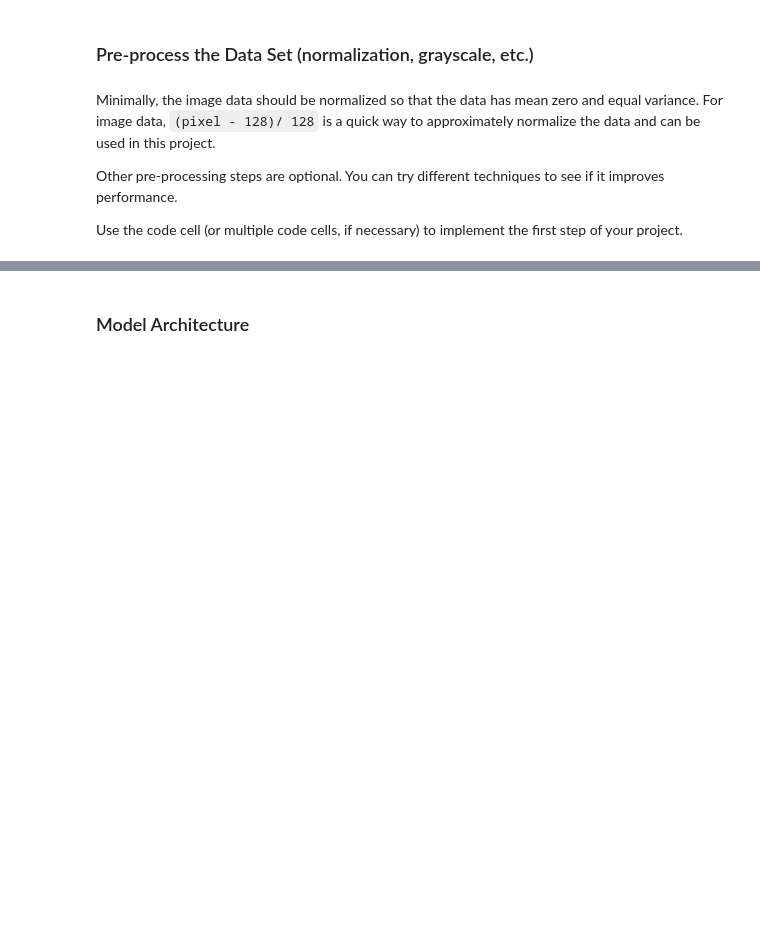
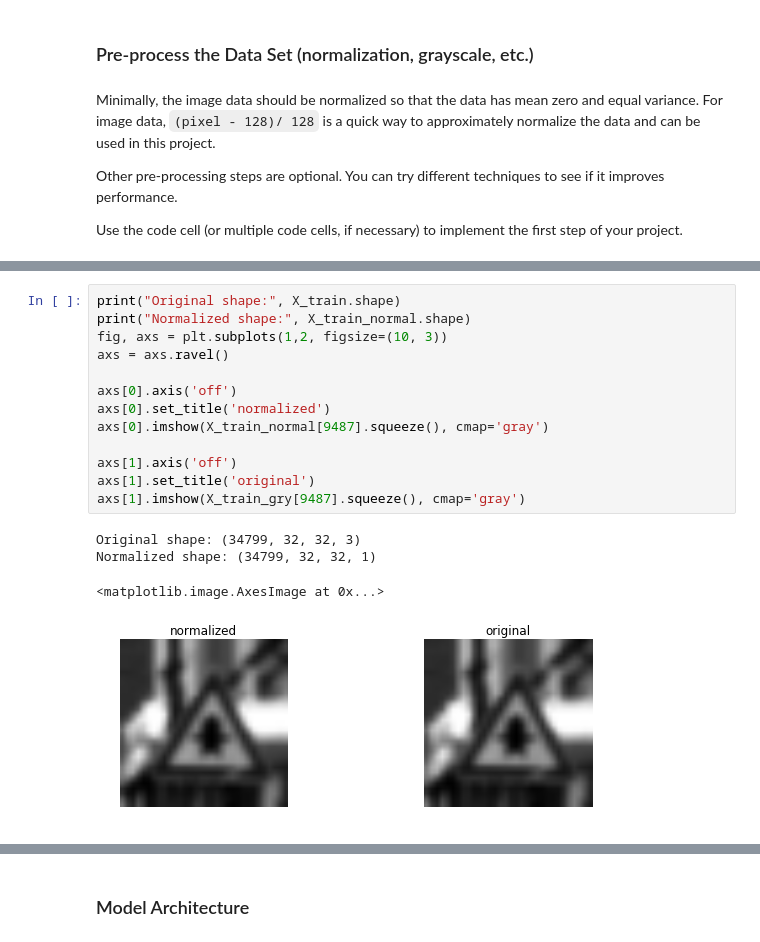
Before and after one commit to igaspard/CarND-Traffic-Sign-Classifier-Project, a Jupyter notebook: Traffic_Sign_Classifier.ipynb, the cells around one changed output, grey strips where cells are left out. Cells and saved outputs as stored; diff of their text form; blank space fills up the shorter version.

```diff
--- a/Traffic_Sign_Classifier.ipynb
+++ b/Traffic_Sign_Classifier.ipynb
@@ -180 +213,19 @@ for j in range(0,n_rows,2):
+# %%
+print("Original shape:", X_train.shape)
+print("Normalized shape:", X_train_normal.shape)
+fig, axs = plt.subplots(1,2, figsize=(10, 3))
+axs = axs.ravel()
+
+axs[0].axis('off')
+axs[0].set_title('normalized')
+axs[0].imshow(X_train_normal[9487].squeeze(), cmap='gray')
+
+axs[1].axis('off')
+axs[1].set_title('original')
+axs[1].imshow(X_train_gry[9487].squeeze(), cmap='gray')
+# %% [output]
+Original shape: (34799, 32, 32, 3)
+Normalized shape: (34799, 32, 32, 1)
+<matplotlib.image.AxesImage at 0x...>
+[figure, added]
 # %%
```
Also changed, not shown: parts of 12 cells of this notebook.
